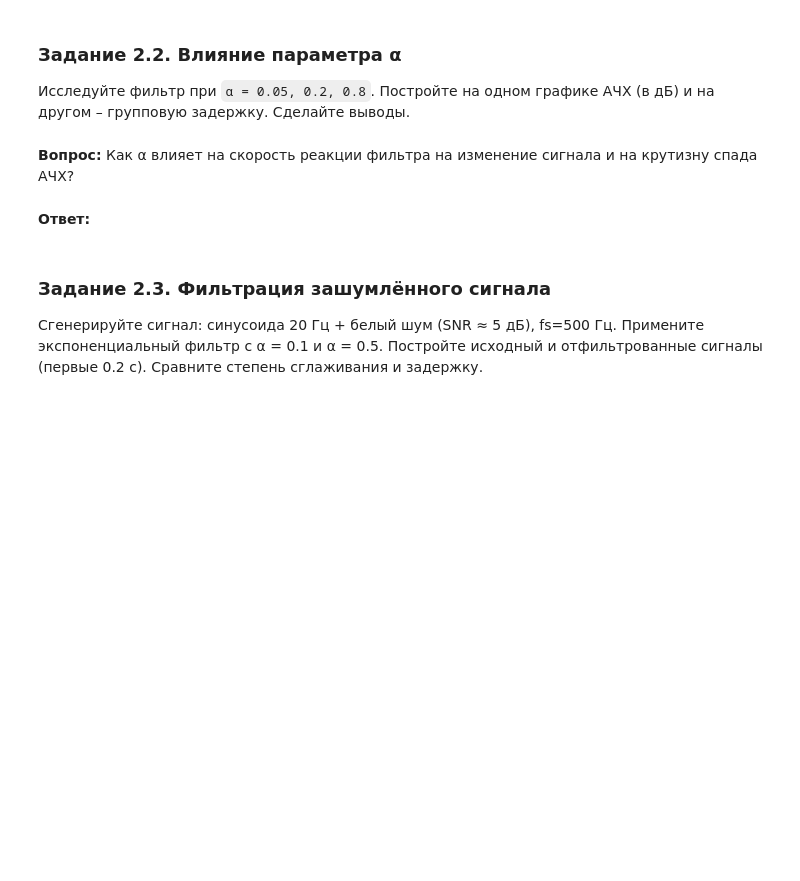
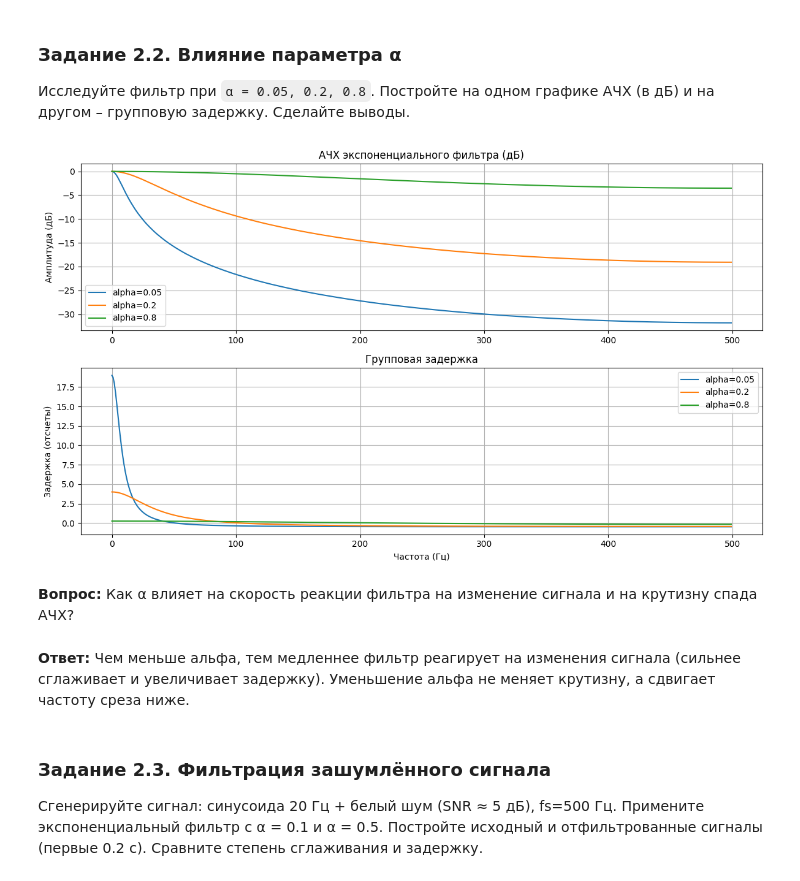
Before and after one commit to Uzema/dsp-seminars, a Jupyter notebook: seminars/5.ipynb, the cells around one changed output. Saved outputs shown, nothing was run; the diff lists cells and outputs as text; code cells hidden in the pictures; blank space fills up the shorter version.

```diff
--- a/seminars/5.ipynb
+++ b/seminars/5.ipynb
@@ -215,7 +215,42 @@ alphas = [0.05, 0.2, 0.8]
+# %%
+alphas = [0.05, 0.2, 0.8]
+# Ваш код здесь: построить АЧХ (в дБ) и групповую задержку для всех α
+
+plt.figure(figsize=(12, 7))
+for a_val in alphas:
+    b = [a_val]
+    a = [1, -(1 - a_val)]
+
+    w, H = signal.freqz(b, a, fs=1000)
+    w_gd, gd = signal.group_delay((b, a), fs=1000)
+
+    plt.subplot(2, 1, 1)
+    plt.plot(w, 20*np.log10(np.abs(H) + 1e-12), label=f'alpha={a_val}')
+    plt.subplot(2, 1, 2)
+    plt.plot(w_gd, gd, label=f'alpha={a_val}')
+
+plt.subplot(2, 1, 1)
+plt.title('АЧХ экспоненциального фильтра (дБ)')
+plt.ylabel('Амплитуда (дБ)')
+plt.legend()
+plt.grid()
+
+plt.subplot(2, 1, 2)
+plt.title('Групповая задержка')
+plt.xlabel('Частота (Гц)')
+plt.ylabel('Задержка (отсчеты)')
+plt.legend()
+plt.grid()
+
+plt.tight_layout()
+plt.show()
+# %% [output]
+[figure, added]
 # %% [markdown]
 **Вопрос:** Как α влияет на скорость реакции фильтра на изменение сигнала и на крутизну спада АЧХ?
-# %% [markdown]
-**Ответ:**
+# %% [markdown]
+**Ответ:**
+Чем меньше альфа, тем медленнее фильтр реагирует на изменения сигнала (сильнее сглаживает и увеличивает задержку). Уменьшение альфа не меняет крутизну, а сдвигает частоту среза ниже.
 # %% [markdown]
 ### Задание 2.3. Фильтрация зашумлённого сигнала
 
```
Also changed, not shown: parts of 2 cells of this notebook.
